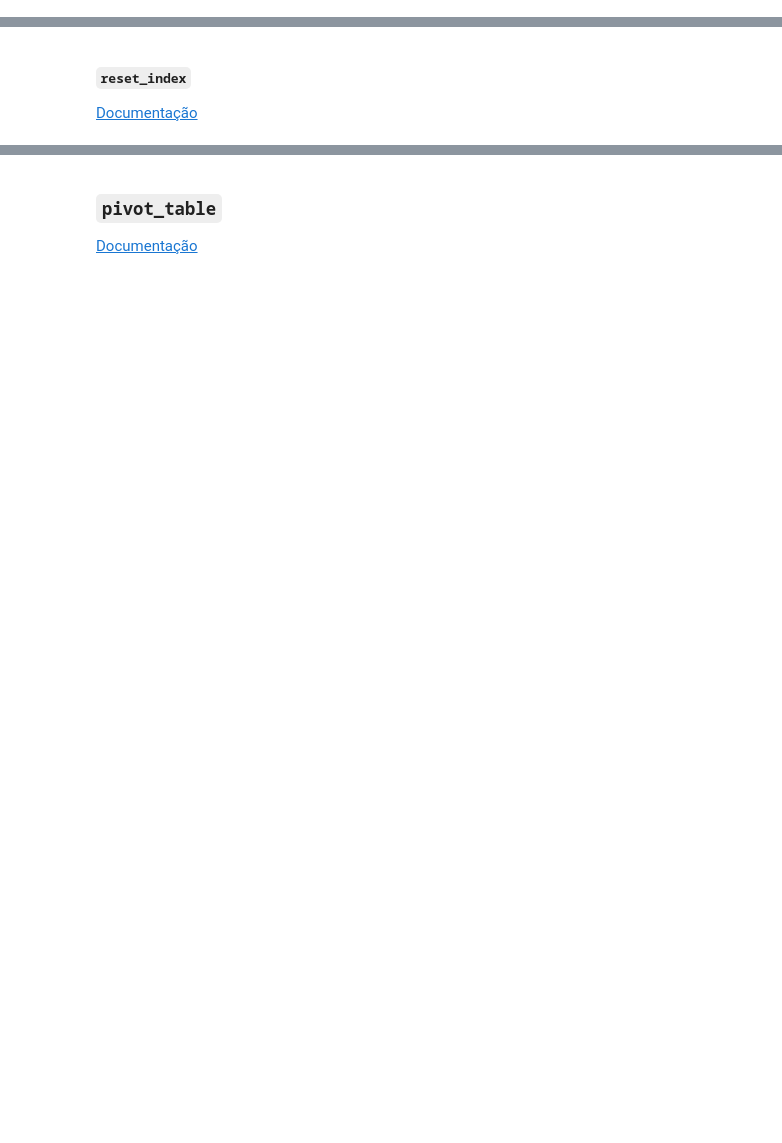
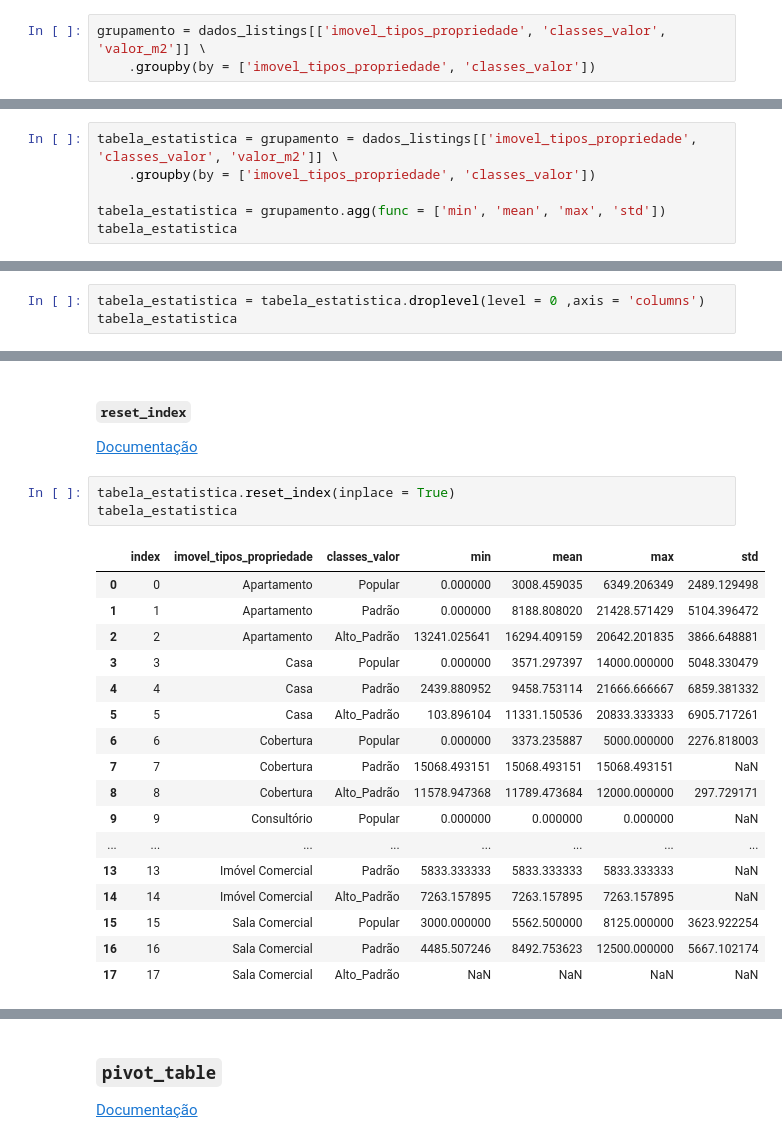
Before and after one commit to Marlon-Santiago/Pandas_TCA, a Jupyter notebook: Projeto.ipynb, the cells around one changed output, grey strips where cells are left out. Saved outputs shown, nothing was run; the diff lists cells and outputs as text; blank space fills up the shorter version.

```diff
--- a/Projeto.ipynb
+++ b/Projeto.ipynb
@@ -1223,0 +1266,3 @@ dados_listings[['imovel_caracteristicas_condominio', 'Piscina']].head()
+# %%
+grupamento = dados_listings[['imovel_tipos_propriedade', 'classes_valor', 'valor_m2']] \
+    .groupby(by = ['imovel_tipos_propriedade', 'classes_valor'])
@@ -1249,3 +1526,9 @@ Faz a rotação ou o pivoteamento das colunas de um *DataFrame* para as linhas.
 ### `pivot`
 
 [Documentação](https://pandas.pydata.org/pandas-docs/stable/reference/api/pandas.DataFrame.pivot.html)
+# %%
+tabela_estatistica = grupamento = dados_listings[['imovel_tipos_propriedade', 'classes_valor', 'valor_m2']] \
+    .groupby(by = ['imovel_tipos_propriedade', 'classes_valor'])
+
+tabela_estatistica = grupamento.agg(func = ['min', 'mean', 'max', 'std'])
+tabela_estatistica
@@ -1253,3 +1556,6 @@ Faz a rotação ou o pivoteamento das colunas de um *DataFrame* para as linhas.
 #### `droplevel`
 
 [Documentação](https://pandas.pydata.org/pandas-docs/stable/reference/api/pandas.DataFrame.droplevel.html)
+# %%
+tabela_estatistica = tabela_estatistica.droplevel(level = 0 ,axis = 'columns')
+tabela_estatistica
@@ -1257,3 +1582,24 @@ Faz a rotação ou o pivoteamento das colunas de um *DataFrame* para as linhas.
 #### `reset_index`
 
 [Documentação](https://pandas.pydata.org/pandas-docs/stable/reference/api/pandas.DataFrame.reset_index.html)
+# %%
+tabela_estatistica.reset_index(inplace = True)
+tabela_estatistica
+# %% [output]
+|  | index | imovel_tipos_propriedade | classes_valor | min | mean | max | std |
+| 0 | 0 | Apartamento | Popular | 0.000000 | 3008.459035 | 6349.206349 | 2489.129498 |
+| 1 | 1 | Apartamento | Padrão | 0.000000 | 8188.808020 | 21428.571429 | 5104.396472 |
+| 2 | 2 | Apartamento | Alto_Padrão | 13241.025641 | 16294.409159 | 20642.201835 | 3866.648881 |
+| 3 | 3 | Casa | Popular | 0.000000 | 3571.297397 | 14000.000000 | 5048.330479 |
+| 4 | 4 | Casa | Padrão | 2439.880952 | 9458.753114 | 21666.666667 | 6859.381332 |
+| 5 | 5 | Casa | Alto_Padrão | 103.896104 | 11331.150536 | 20833.333333 | 6905.717261 |
+| 6 | 6 | Cobertura | Popular | 0.000000 | 3373.235887 | 5000.000000 | 2276.818003 |
+| 7 | 7 | Cobertura | Padrão | 15068.493151 | 15068.493151 | 15068.493151 | NaN |
+| 8 | 8 | Cobertura | Alto_Padrão | 11578.947368 | 11789.473684 | 12000.000000 | 297.729171 |
+| 9 | 9 | Consultório | Popular | 0.000000 | 0.000000 | 0.000000 | NaN |
+| ... | ... | ... | ... | ... | ... | ... | ... |
+| 13 | 13 | Imóvel Comercial | Padrão | 5833.333333 | 5833.333333 | 5833.333333 | NaN |
+| 14 | 14 | Imóvel Comercial | Alto_Padrão | 7263.157895 | 7263.157895 | 7263.157895 | NaN |
+| 15 | 15 | Sala Comercial | Popular | 3000.000000 | 5562.500000 | 8125.000000 | 3623.922254 |
+| 16 | 16 | Sala Comercial | Padrão | 4485.507246 | 8492.753623 | 12500.000000 | 5667.102174 |
+| 17 | 17 | Sala Comercial | Alto_Padrão | NaN | NaN | NaN | NaN |
```
Also changed, not shown: parts of 28 cells of this notebook.
